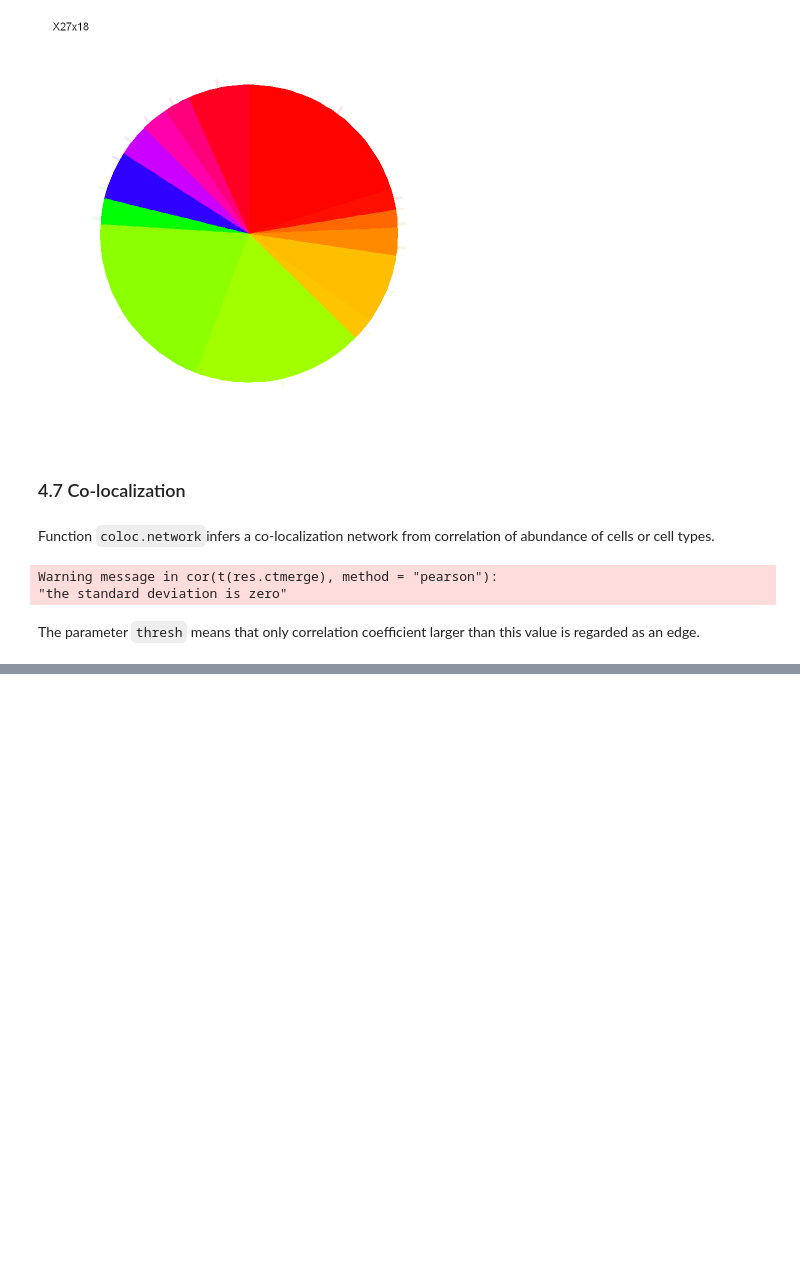
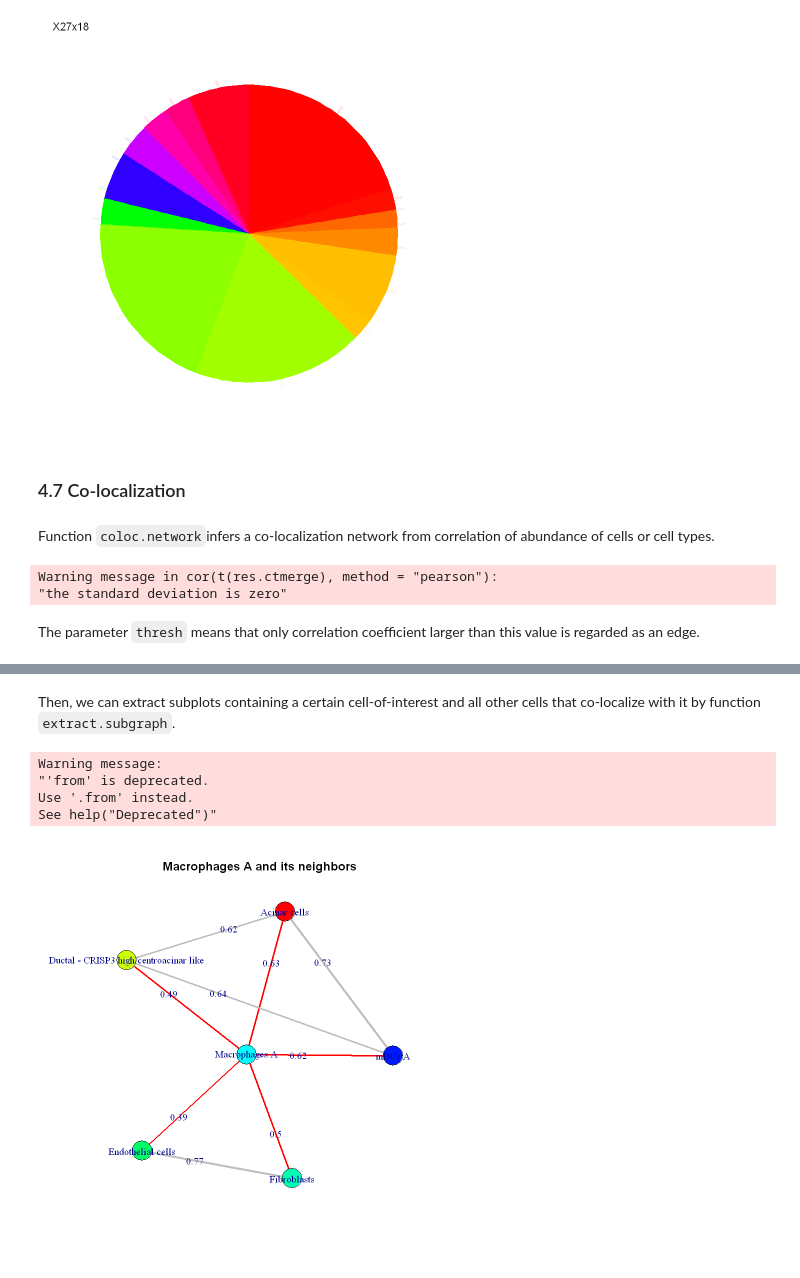
Before and after one commit to ZxZhou4150/Redeconve, a Jupyter notebook: Redeconve manual.ipynb, the cells around one changed output, grey strips where cells are left out. Saved outputs shown, nothing was run; the diff lists cells and outputs as text; code cells hidden in the pictures; blank space fills up the shorter version.

```diff
--- a/Redeconve manual.ipynb
+++ b/Redeconve manual.ipynb
@@ -352,0 +359,10 @@ plot(g, vertex.size = 20, vertex.label.cex = 0.7, layout=layout_in_circle)
+# %% [markdown]
+Then, we can extract subplots containing a certain cell-of-interest and all other cells that co-localize with it by function `extract.subgraph`.
+# %%
+subg <- extract.subgraph(g, "Macrophages A")
+# %% [output]
+Warning message:
+"'from' is deprecated.
+Use '.from' instead.
+See help("Deprecated")"
+[figure, added]
```
Also changed, not shown: parts of 19 cells of this notebook, 3 other files.
